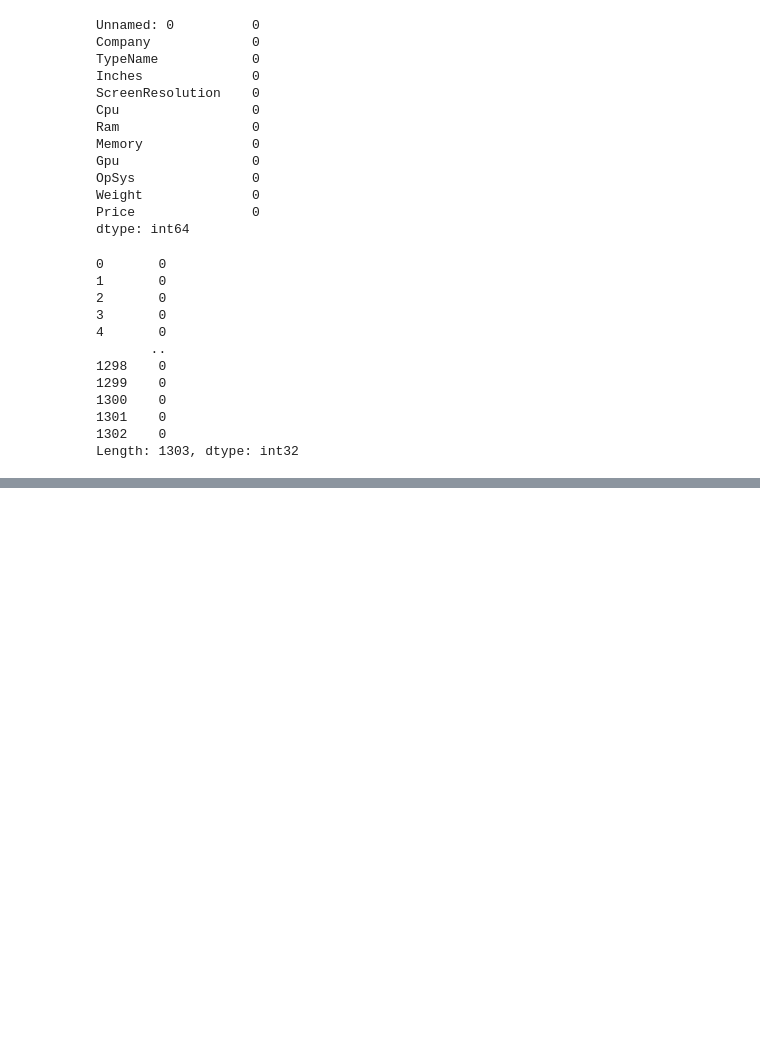
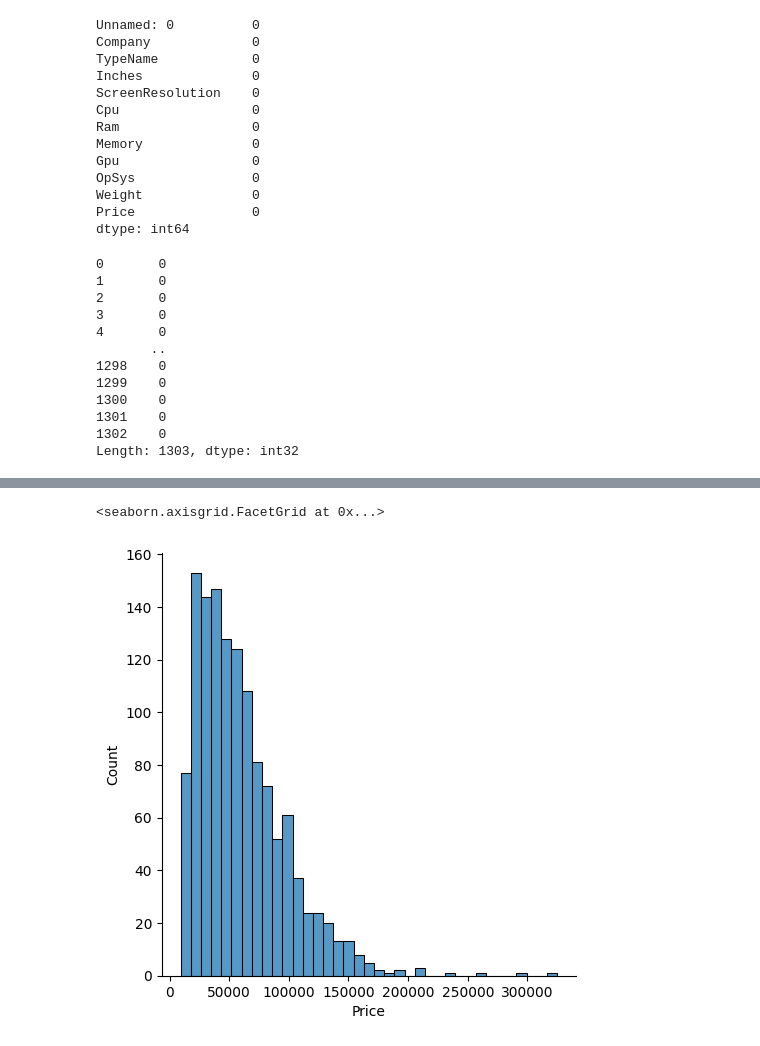
Before and after one commit to princejaiswal19/Laptop-Price-Predictor, a Jupyter notebook: building.ipynb, the cells around one changed output, grey strips where cells are left out. Cells and saved outputs as stored; diff of their text form; code cells hidden in the pictures; blank space fills up the shorter version.

```diff
--- a/building.ipynb
+++ b/building.ipynb
@@ -66,3 +67,5 @@ df.duplicated().astype(int)
 1301    0
 1302    0
 Length: 1303, dtype: int32
+# %%
+df.drop(columns=['Unnamed: 0'],inplace=True)
@@ -68,0 +81,4 @@ Length: 1303, dtype: int32
+# %%
+df['Ram'] = df['Ram'].str.replace('GB','')
+df['Weight'] = df['Weight'].str.replace('kg','')
+df.head()
@@ -68,0 +92,3 @@ Length: 1303, dtype: int32
+# %%
+df['Ram'] = df['Ram'].astype('int32')
+df['Weight'] = df['Weight'].astype('float32')
@@ -68,0 +116,5 @@ Length: 1303, dtype: int32
+# %%
+sns.displot(df['Price'])
+# %% [output]
+<seaborn.axisgrid.FacetGrid at 0x...>
+[figure, added]
```
Also changed, not shown: parts of 27 cells of this notebook.
